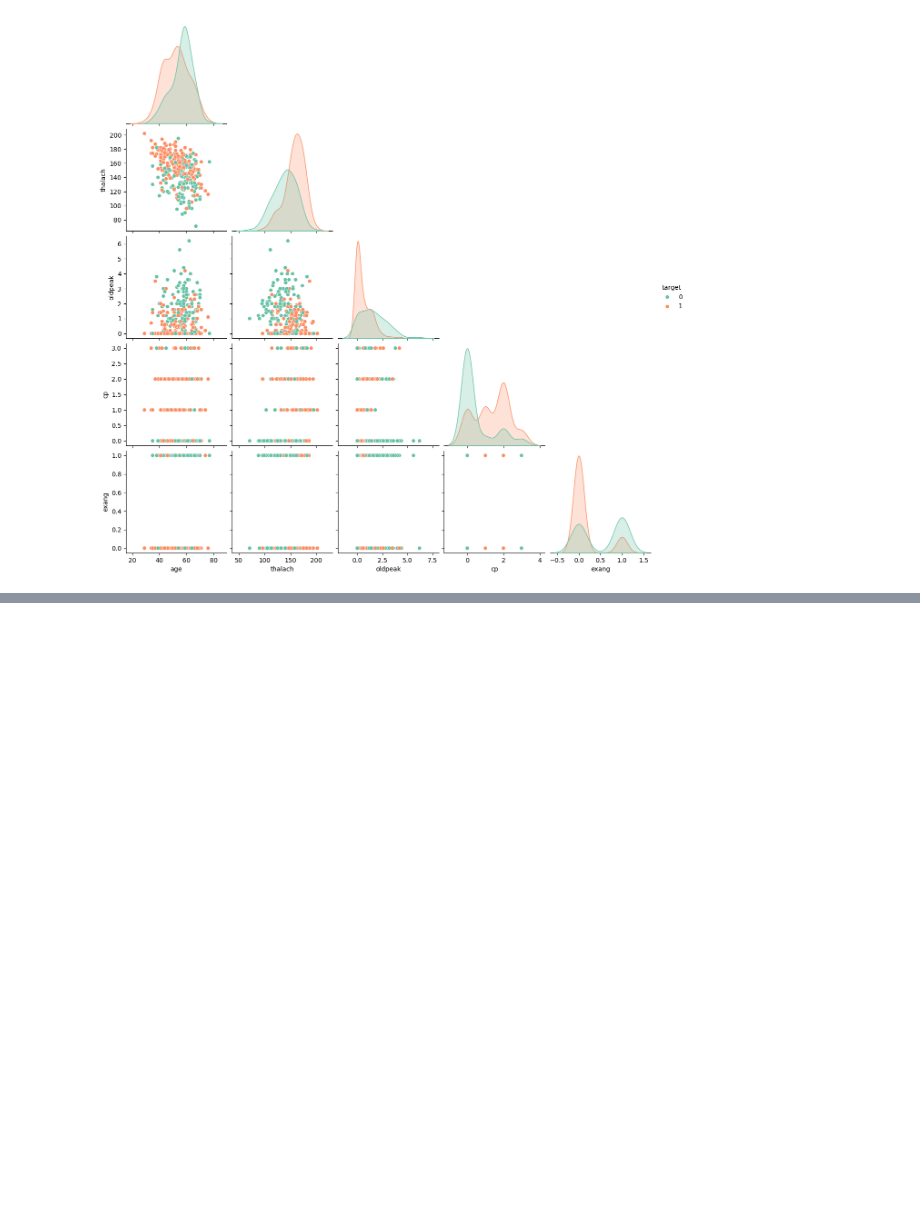
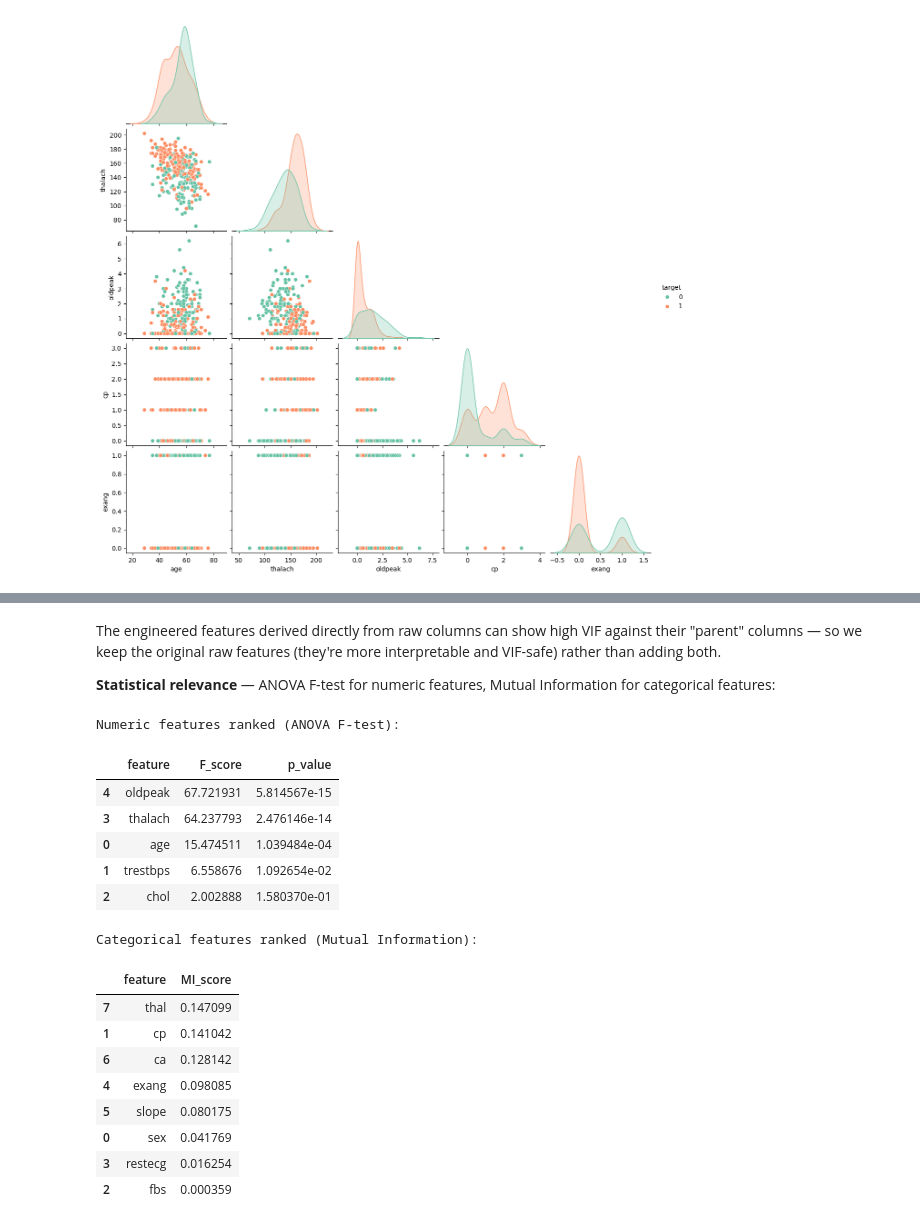
Before and after one commit to VishRoy/kaggle-notebook, a Jupyter notebook: Logistic_Regression.ipynb, the cells around one changed output, grey strips where cells are left out. Drawn from its saved outputs; the diff is of its cells as text; code cells hidden in the pictures; blank space fills up the shorter version.

```diff
--- a/Logistic_Regression.ipynb
+++ b/Logistic_Regression.ipynb
@@ -635,0 +708,40 @@ plt.show()
+# %% [markdown]
+The engineered features derived directly from raw columns can show high
+VIF against their "parent" columns — so we keep the original raw features
+(they're more interpretable and VIF-safe) rather than adding both.
+
+**Statistical relevance** — ANOVA F-test for numeric features, Mutual
+Information for categorical features:
+# %%
+from sklearn.feature_selection import f_classif, mutual_info_classif
+
+f_scores, f_pvals = f_classif(df[numeric_cols], df['target'])
+num_relevance = pd.DataFrame({'feature': numeric_cols, 'F_score': f_scores, 'p_value': f_pvals})\
+                  .sort_values('F_score', ascending=False)
+
+mi_scores = mutual_info_classif(df[categorical_cols], df['target'], discrete_features=True, random_state=42)
+cat_relevance = pd.DataFrame({'feature': categorical_cols, 'MI_score': mi_scores})\
+                   .sort_values('MI_score', ascending=False)
+
+print("Numeric features ranked (ANOVA F-test):")
+display(num_relevance)
+print("\nCategorical features ranked (Mutual Information):")
+display(cat_relevance)
+# %% [output]
+Numeric features ranked (ANOVA F-test):
+|  | feature | F_score | p_value |
+| 4 | oldpeak | 67.721931 | 5.814567e-15 |
+| 3 | thalach | 64.237793 | 2.476146e-14 |
+| 0 | age | 15.474511 | 1.039484e-04 |
+| 1 | trestbps | 6.558676 | 1.092654e-02 |
+| 2 | chol | 2.002888 | 1.580370e-01 |
+Categorical features ranked (Mutual Information):
+|  | feature | MI_score |
+| 7 | thal | 0.147099 |
+| 1 | cp | 0.141042 |
+| 6 | ca | 0.128142 |
+| 4 | exang | 0.098085 |
+| 5 | slope | 0.080175 |
+| 0 | sex | 0.041769 |
+| 3 | restecg | 0.016254 |
+| 2 | fbs | 0.000359 |
```
Also changed, not shown: parts of 14 cells of this notebook.
